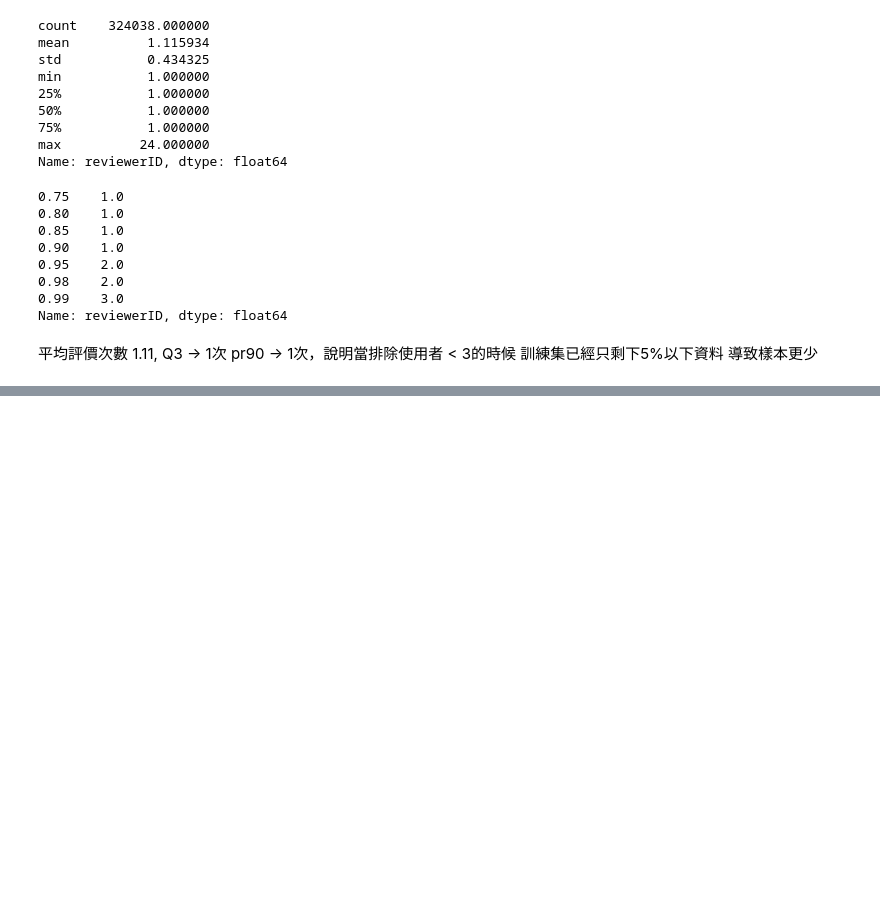
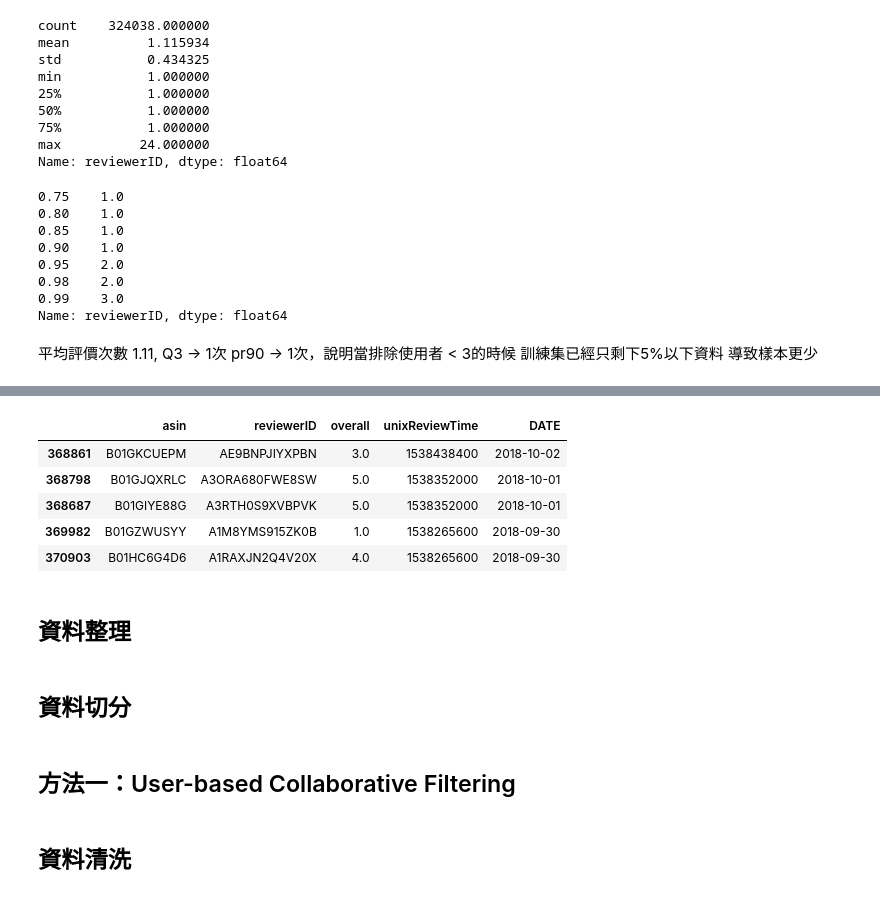
Before and after one commit to parkroyal/data-course-sample, a Jupyter notebook: Assignment3.ipynb, the cells around one changed output, grey strips where cells are left out. Drawn from its saved outputs; the diff is of its cells as text; code cells hidden in the pictures; blank space fills up the shorter version.

```diff
--- a/Assignment3.ipynb
+++ b/Assignment3.ipynb
@@ -109,3 +109,16 @@ metadata.head()
 | 2 | [] |  | [No7 Stay Perfect Foundation now ... |  | No7 Stay Perfect Foundation Cool ... | [] |  | No7 | [] | 956,696 in Beauty & Personal Care ( | ... |
 | 3 | [] |  | [] |  | Wella Koleston Perfect Hair Colou... | [B0041PBXX8] |  |  | [] | 1,870,258 in Beauty & Personal Ca... | ... |
 | 4 | [] |  | [Lacto Calamine Skin Balance Dail... |  | Lacto Calamine Skin Balance Oil c... | [] |  | Pirmal Healthcare | [] | 67,701 in Beauty & Personal Care ( | ... |
+# %%
+ratings.head()
+# %% [output]
+|  | asin | reviewerID | overall | unixReviewTime | DATE |
+| 368861 | B01GKCUEPM | AE9BNPJIYXPBN | 3.0 | 1538438400 | 2018-10-02 |
+| 368798 | B01GJQXRLC | A3ORA680FWE8SW | 5.0 | 1538352000 | 2018-10-01 |
+| 368687 | B01GIYE88G | A3RTH0S9XVBPVK | 5.0 | 1538352000 | 2018-10-01 |
+| 369982 | B01GZWUSYY | A1M8YMS915ZK0B | 1.0 | 1538265600 | 2018-09-30 |
+| 370903 | B01HC6G4D6 | A1RAXJN2Q4V20X | 4.0 | 1538265600 | 2018-09-30 |
+# %% [markdown]
+## 資料整理
+# %% [markdown]
+## 資料切分
@@ -111,0 +163,4 @@ metadata.head()
+# %% [markdown]
+## 方法一：User-based Collaborative Filtering
+# %% [markdown]
+## 資料清洗
```
Also changed, not shown: parts of 18 cells of this notebook.
